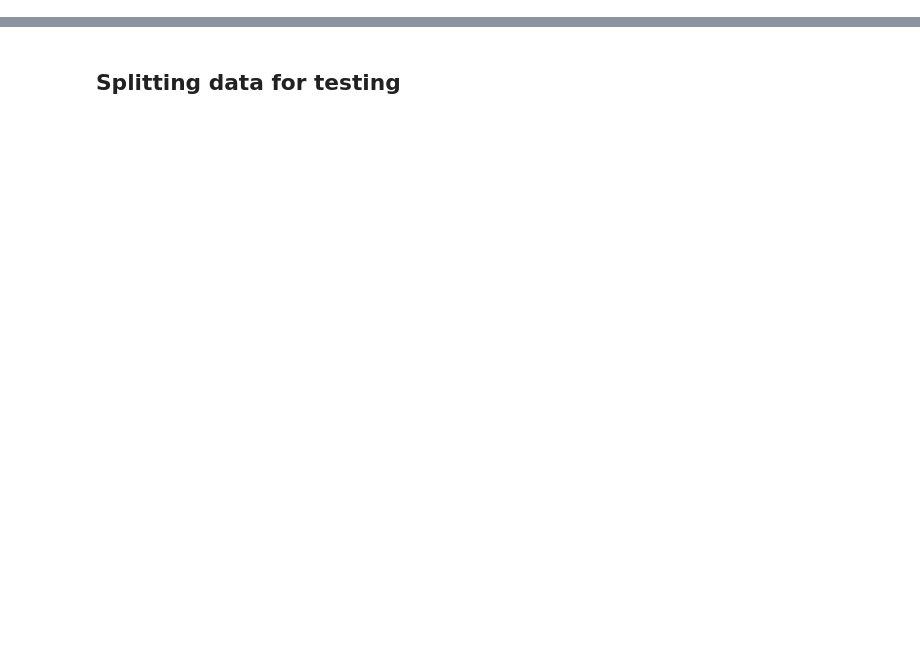
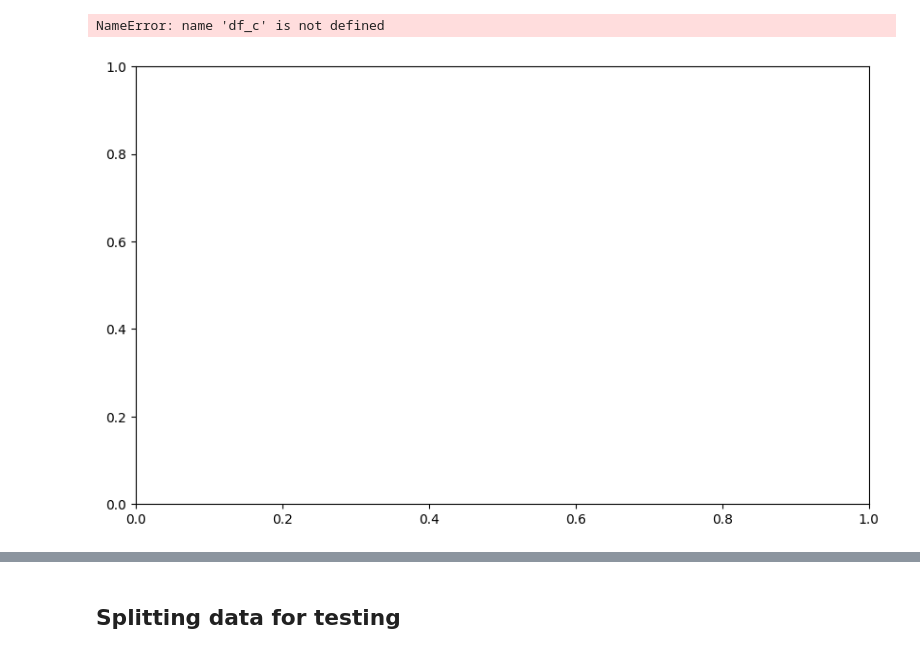
Before and after one commit to EmnaZayaniEsprit/ds-ml-project-template, a Jupyter notebook: EDA-and-modeling.ipynb, the cells around one changed output, grey strips where cells are left out. Saved outputs shown, nothing was run; the diff lists cells and outputs as text; code cells hidden in the pictures; blank space fills up the shorter version.

```diff
--- a/EDA-and-modeling.ipynb
+++ b/EDA-and-modeling.ipynb
@@ -149,0 +212,23 @@ KeyboardInterrupt:
+# %%
+
+fig, ax = plt.subplots(figsize=(10,6), facecolor="white")
+
+# Make an inner circle
+circle = plt.Circle((0,0), 0.7, color="white")
+
+# Choose color selection
+color = ["bisque","crimson","lavender","dodgerblue","thistle"]
+
+ax.pie(df_c["Count"], labels=df_c.index,autopct='%1.1f%%', pctdistance=0.55, colors=color)
+
+#plt.show()
+plt.gca().add_artist(my_circle)
+plt.axis('equal')
+
+# Add title
+plt.title("Campaign State Composition", fontsize=18)
+
+plt.savefig('kickstarter_1_pie.png')
+# %% [output]
+NameError: name 'df_c' is not defined
+[figure, added]
```
Also changed, not shown: parts of 31 cells of this notebook.
